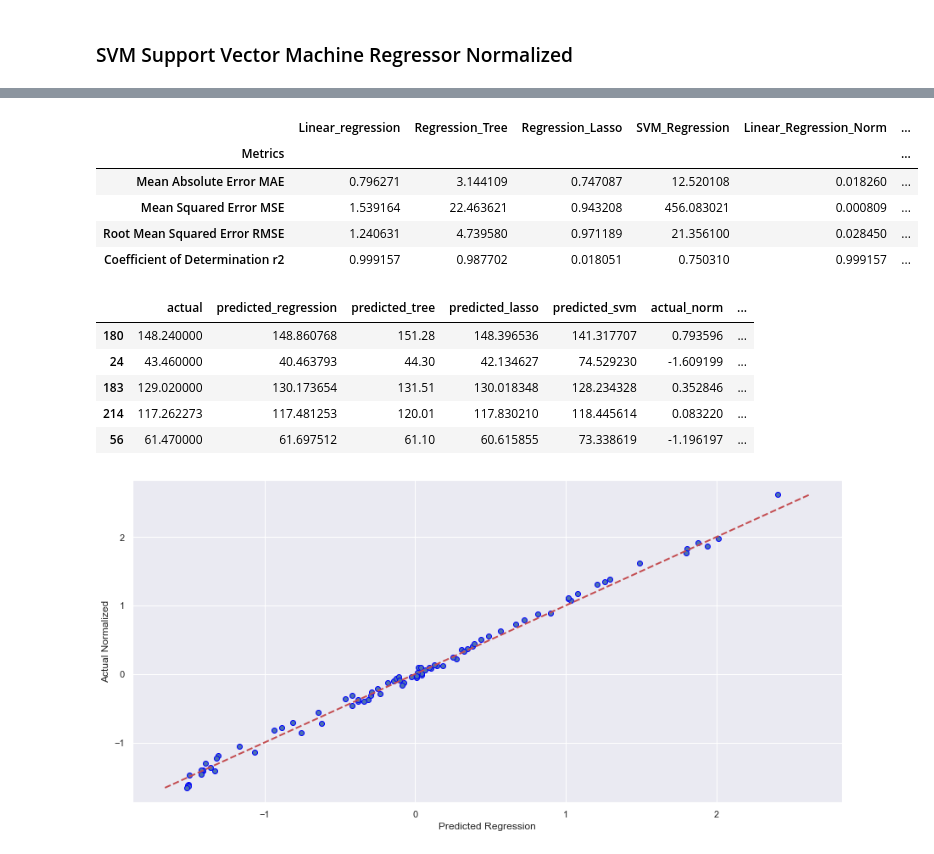
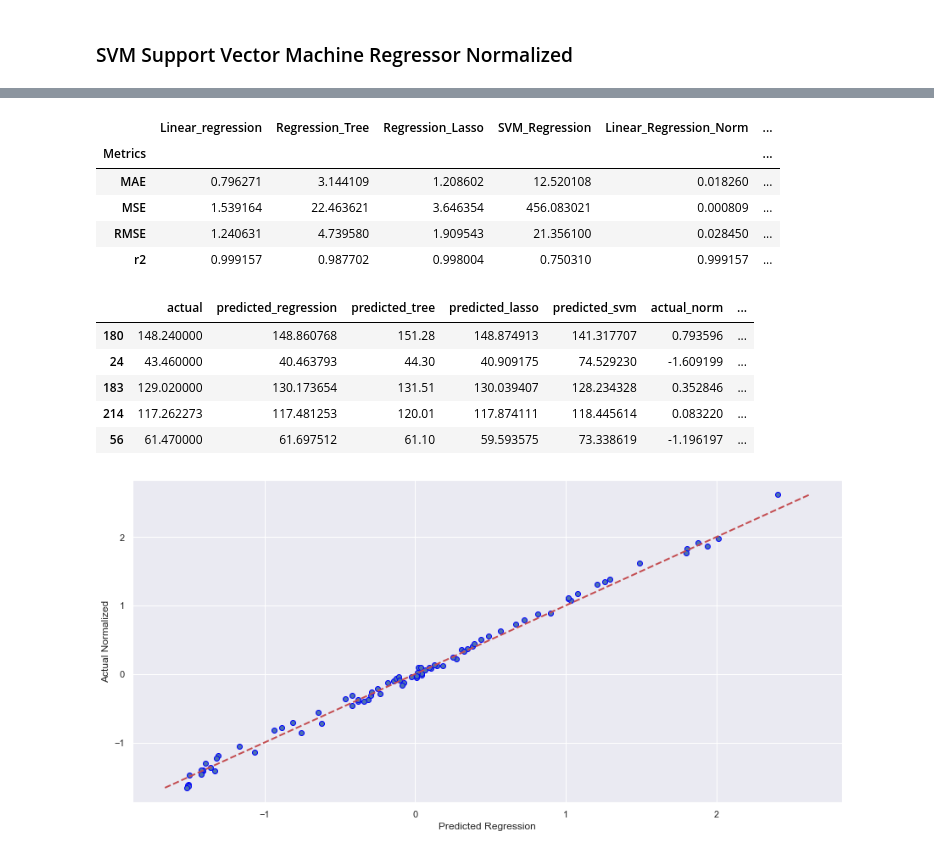
Before and after one commit to montwa/Ryerson, a Jupyter notebook: Coffee Price Regression Analysis.ipynb, the cells around one changed output, grey strips where cells are left out. Cells and saved outputs as stored; diff of their text form; code cells hidden in the pictures.

```diff
--- a/Coffee Price Regression Analysis.ipynb
+++ b/Coffee Price Regression Analysis.ipynb
@@ -639,7 +643,7 @@ r2 = r2_score(y_test, predicted_regression)
 
 # creates an empty dataframe to store the results for the metrics
 errors = pd.DataFrame()
-errors['Metrics'] =['Mean Absolute Error MAE', 'Mean Squared Error MSE', 'Root Mean Squared Error RMSE', 'Coefficient of Determination r2']
+errors['Metrics'] =['MAE', 'MSE', 'RMSE', 'r2']
 errors['Linear_regression'] = [mae, mse, rmse, r2]
 errors.set_index('Metrics', inplace = True) # sets the index
 errors
@@ -804,7 +810,10 @@ plt.show()
 from sklearn.linear_model import Lasso
 
 # creates the model
-lasso_regressor = Lasso(fit_intercept=False)
+#lasso_regressor = Lasso(fit_intercept=False)
+alpha = 0.1 # for normalized
+beta = 1 # for not normalized
+lasso_regressor = Lasso(beta)
 
 # Start measuring the time it takes to train the model
 start = time.time()
@@ -1158,9 +1167,10 @@ plt.show()
 # import the necesary libraries
 from sklearn.linear_model import Lasso
 
-# creates the model
-#lasso_regressor = Lasso(fit_intercept=False)
-lasso_regressor = Lasso()
+# creates the model, alpha = 0, then the lasso regression line will be the same as the least square lines, and as it gests
+# smaller, until the slope is 0
+# lasso is the sum of the quared residuals + alpha x |the slope|
+lasso_regressor = Lasso(alpha)
 
 # Start measuring the time it takes to train the model
 start = time.time()
@@ -1186,7 +1196,7 @@ rmse = sqrt(mse)
 r2 = r2_score(y_test, predicted_lasso_norm)
 
 # dataframe to store the results for the metrics
-errors['Regression_Lasso'] = [mae, mse, rmse, r2]
+errors['Regression_Lasso_Norm'] = [mae, mse, rmse, r2]
 errors
 # %% [output]
 |  | Linear_regression | Regression_Tree | Regression_Lasso | SVM_Regression | Linear_Regression_Norm | ... |
@@ -1258,29 +1266,29 @@ Training time: 0.008376836776733398s
 # %%
 mae = mean_absolute_error(y_test, svm_predicted_norm)
 mse = mean_squared_error(y_test, svm_predicted_norm)
 rmse = sqrt(mse)
 r2 = r2_score(y_test, svm_predicted_norm)
 
 # dataframe to store the results for the metrics
-errors['SVM_Regression_norm'] = [mae, mse, rmse, r2]
+errors['SVM_Regression_Norm'] = [mae, mse, rmse, r2]
 errors
 # %% [output]
 |  | Linear_regression | Regression_Tree | Regression_Lasso | SVM_Regression | Linear_Regression_Norm | ... |
 | Metrics |  |  |  |  |  | ... |
-| Mean Absolute Error MAE | 0.796271 | 3.144109 | 0.747087 | 12.520108 | 0.018260 | ... |
-| Mean Squared Error MSE | 1.539164 | 22.463621 | 0.943208 | 456.083021 | 0.000809 | ... |
-| Root Mean Squared Error RMSE | 1.240631 | 4.739580 | 0.971189 | 21.356100 | 0.028450 | ... |
-| Coefficient of Determination r2 | 0.999157 | 0.987702 | 0.018051 | 0.750310 | 0.999157 | ... |
+| MAE | 0.796271 | 3.144109 | 1.208602 | 12.520108 | 0.018260 | ... |
+| MSE | 1.539164 | 22.463621 | 3.646354 | 456.083021 | 0.000809 | ... |
+| RMSE | 1.240631 | 4.739580 | 1.909543 | 21.356100 | 0.028450 | ... |
+| r2 | 0.999157 | 0.987702 | 0.998004 | 0.750310 | 0.999157 | ... |
 # %%
 results['svm_predicted_norm'] = svm_predicted_norm # predicted values when normalized
 results.head(5)
 # %% [output]
 |  | actual | predicted_regression | predicted_tree | predicted_lasso | predicted_svm | actual_norm | ... |
-| 180 | 148.240000 | 148.860768 | 151.28 | 148.396536 | 141.317707 | 0.793596 | ... |
-| 24 | 43.460000 | 40.463793 | 44.30 | 42.134627 | 74.529230 | -1.609199 | ... |
-| 183 | 129.020000 | 130.173654 | 131.51 | 130.018348 | 128.234328 | 0.352846 | ... |
-| 214 | 117.262273 | 117.481253 | 120.01 | 117.830210 | 118.445614 | 0.083220 | ... |
-| 56 | 61.470000 | 61.697512 | 61.10 | 60.615855 | 73.338619 | -1.196197 | ... |
+| 180 | 148.240000 | 148.860768 | 151.28 | 148.874913 | 141.317707 | 0.793596 | ... |
+| 24 | 43.460000 | 40.463793 | 44.30 | 40.909175 | 74.529230 | -1.609199 | ... |
+| 183 | 129.020000 | 130.173654 | 131.51 | 130.039407 | 128.234328 | 0.352846 | ... |
+| 214 | 117.262273 | 117.481253 | 120.01 | 117.874111 | 118.445614 | 0.083220 | ... |
+| 56 | 61.470000 | 61.697512 | 61.10 | 59.593575 | 73.338619 | -1.196197 | ... |
 # %%
 # plotting Actual vs Predicted
 # axes and size
```
Also changed, not shown: parts of 91 cells of this notebook, 2 other files.
